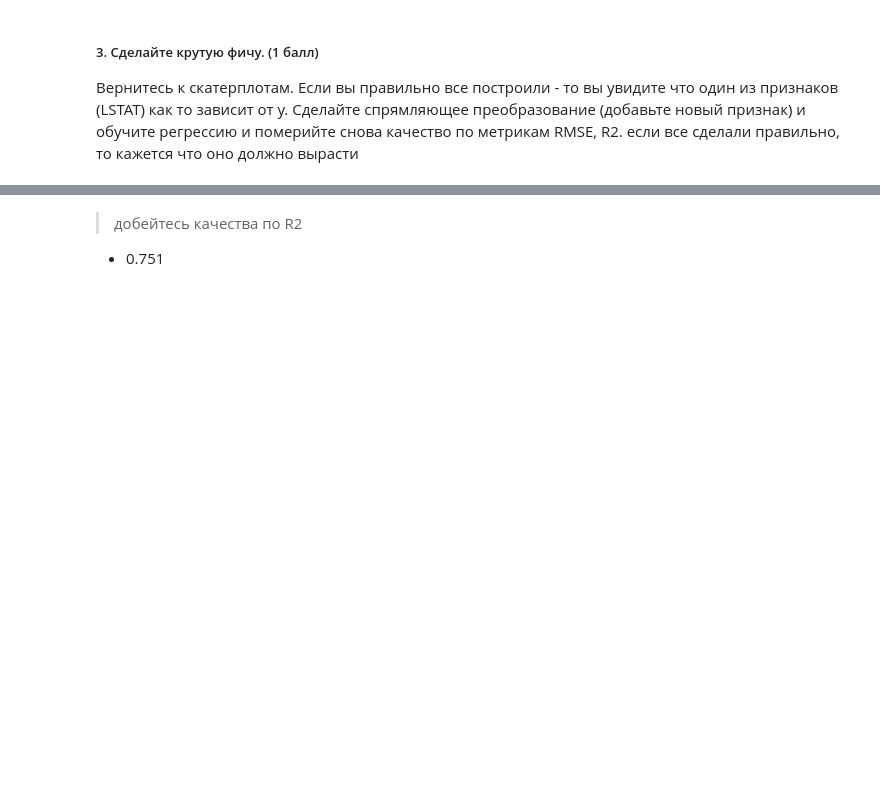
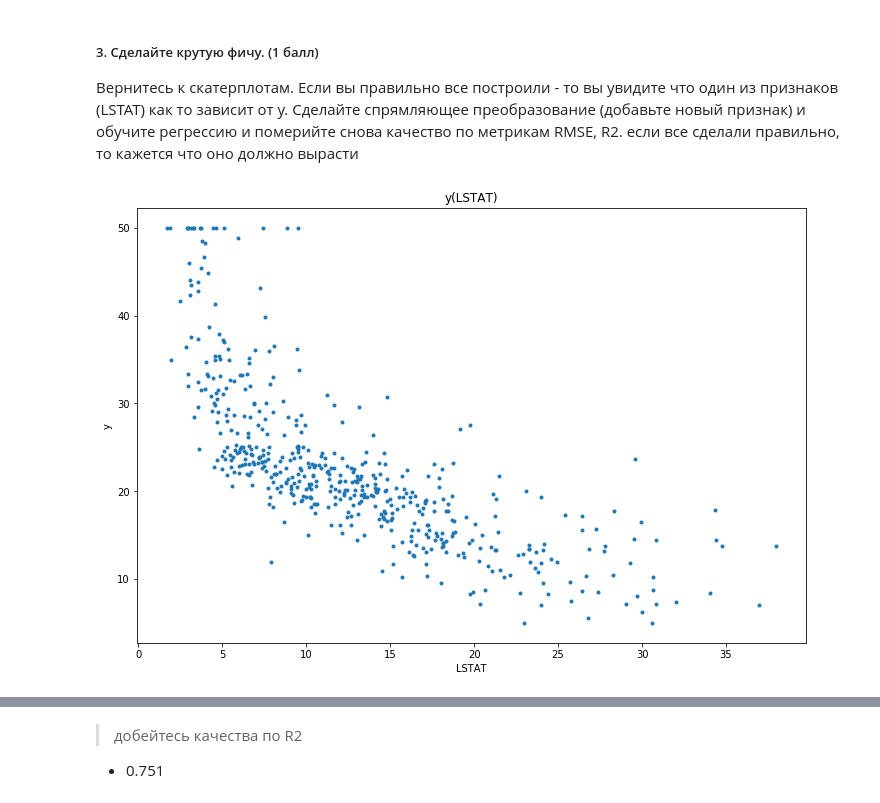
Before and after one commit to gultiaeva/AppliedPythonAtom, a Jupyter notebook: homeworks/homework_06_ml/regression_research_hw.ipynb, the cells around one changed output, grey strips where cells are left out. Cells and saved outputs as stored; diff of their text form; code cells hidden in the pictures; blank space fills up the shorter version.

```diff
--- a/homeworks/homework_06_ml/regression_research_hw.ipynb
+++ b/homeworks/homework_06_ml/regression_research_hw.ipynb
@@ -89,6 +85,15 @@ np.sqrt(mean_squared_error(y_test, y_pred)), r2_score(y_test, y_pred)
 ##### 3. Сделайте крутую фичу. (1 балл)
 
 Вернитесь к скатерплотам. Если вы правильно все построили - то вы увидите что один из признаков (LSTAT) как то зависит от y. Сделайте спрямляющее преобразование (добавьте новый признак) и обучите регрессию и померийте снова качество по метрикам RMSE, R2. если все сделали правильно, то кажется что оно должно вырасти
+# %%
+plt.figure(figsize=(12,8))
+
+plt.scatter(df.values[:, -1], y, marker='.');
+plt.title(f"y({df.columns[-1]})");
+plt.xlabel(df.columns[-1]);
+plt.ylabel('y');
+# %% [output]
+[figure, added]
 # %%
 newfeature = df.values[:, -1] ** (-1/2)
 newx = np.hstack([df.values, newfeature.reshape(newfeature.shape[0], 1)])
```
Also changed, not shown: parts of 19 cells of this notebook, 1 other file.
